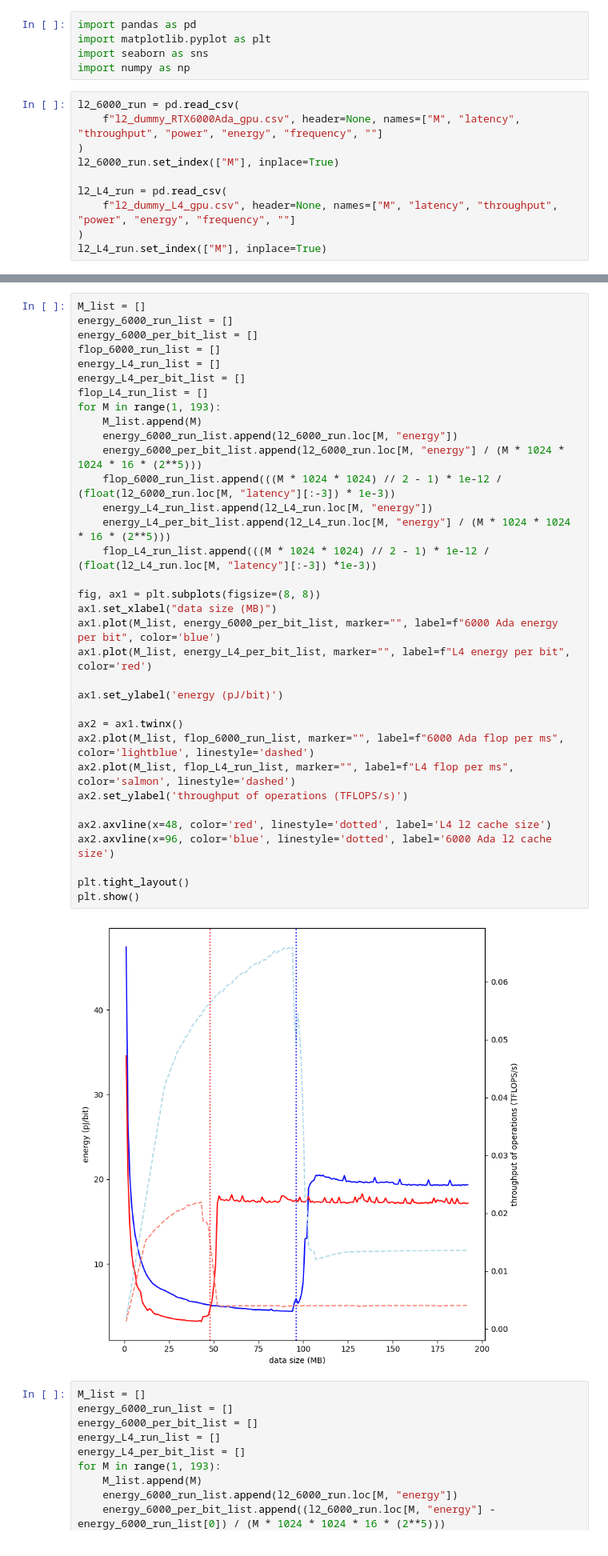
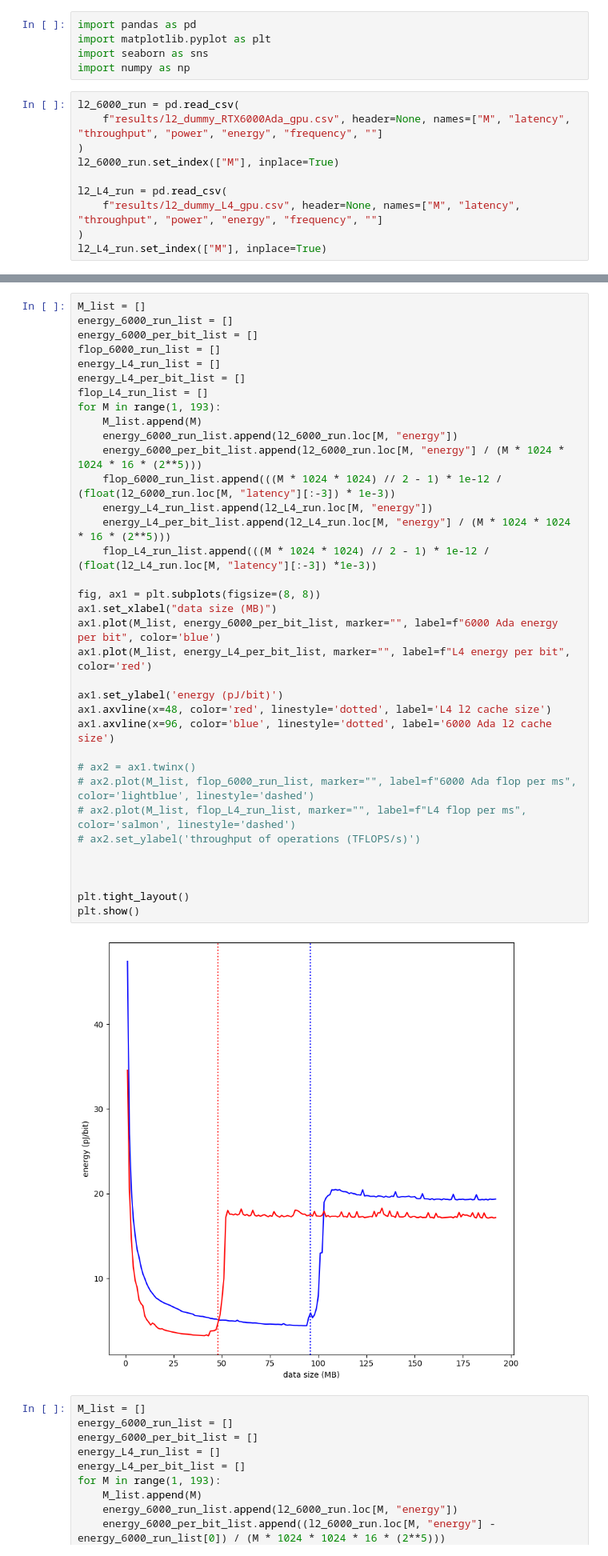
Before and after one commit to zihanpan8378/LLMCompass, a Jupyter notebook: ae/energy_experiments/plot_l2_energy_change.ipynb, the cells around one changed output, grey strips where cells are left out. Shown: that part at 80% size. Saved outputs shown, nothing was run; the diff lists cells and outputs as text.

```diff
--- a/ae/energy_experiments/plot_l2_energy_change.ipynb
+++ b/ae/energy_experiments/plot_l2_energy_change.ipynb
@@ -5,12 +5,12 @@ import seaborn as sns
 import numpy as np
 # %%
 l2_6000_run = pd.read_csv(
-    f"l2_dummy_RTX6000Ada_gpu.csv", header=None, names=["M", "latency", "throughput", "power", "energy", "frequency", ""]
+    f"results/l2_dummy_RTX6000Ada_gpu.csv", header=None, names=["M", "latency", "throughput", "power", "energy", "frequency", ""]
 )
 l2_6000_run.set_index(["M"], inplace=True)
 
 l2_L4_run = pd.read_csv(
-    f"l2_dummy_L4_gpu.csv", header=None, names=["M", "latency", "throughput", "power", "energy", "frequency", ""]
+    f"results/l2_dummy_L4_gpu.csv", header=None, names=["M", "latency", "throughput", "power", "energy", "frequency", ""]
 )
 l2_L4_run.set_index(["M"], inplace=True)
 # %%
@@ -44,39 +44,40 @@ plt.show()
 # %%
 M_list = []
 energy_6000_run_list = []
 energy_6000_per_bit_list = []
 flop_6000_run_list = []
 energy_L4_run_list = []
 energy_L4_per_bit_list = []
 flop_L4_run_list = []
 for M in range(1, 193):
     M_list.append(M)
     energy_6000_run_list.append(l2_6000_run.loc[M, "energy"])
     energy_6000_per_bit_list.append(l2_6000_run.loc[M, "energy"] / (M * 1024 * 1024 * 16 * (2**5)))
     flop_6000_run_list.append(((M * 1024 * 1024) // 2 - 1) * 1e-12 / (float(l2_6000_run.loc[M, "latency"][:-3]) * 1e-3))
     energy_L4_run_list.append(l2_L4_run.loc[M, "energy"])
     energy_L4_per_bit_list.append(l2_L4_run.loc[M, "energy"] / (M * 1024 * 1024 * 16 * (2**5)))
     flop_L4_run_list.append(((M * 1024 * 1024) // 2 - 1) * 1e-12 / (float(l2_L4_run.loc[M, "latency"][:-3]) *1e-3))
 
 fig, ax1 = plt.subplots(figsize=(8, 8))
 ax1.set_xlabel("data size (MB)")
 ax1.plot(M_list, energy_6000_per_bit_list, marker="", label=f"6000 Ada energy per bit", color='blue')
 ax1.plot(M_list, energy_L4_per_bit_list, marker="", label=f"L4 energy per bit", color='red')
 
 ax1.set_ylabel('energy (pJ/bit)')
+ax1.axvline(x=48, color='red', linestyle='dotted', label='L4 l2 cache size')
+ax1.axvline(x=96, color='blue', linestyle='dotted', label='6000 Ada l2 cache size')
 
-ax2 = ax1.twinx()
-ax2.plot(M_list, flop_6000_run_list, marker="", label=f"6000 Ada flop per ms", color='lightblue', linestyle='dashed')
-ax2.plot(M_list, flop_L4_run_list, marker="", label=f"L4 flop per ms", color='salmon', linestyle='dashed')
-ax2.set_ylabel('throughput of operations (TFLOPS/s)')
+# ax2 = ax1.twinx()
+# ax2.plot(M_list, flop_6000_run_list, marker="", label=f"6000 Ada flop per ms", color='lightblue', linestyle='dashed')
+# ax2.plot(M_list, flop_L4_run_list, marker="", label=f"L4 flop per ms", color='salmon', linestyle='dashed')
+# ax2.set_ylabel('throughput of operations (TFLOPS/s)')
 
-ax2.axvline(x=48, color='red', linestyle='dotted', label='L4 l2 cache size')
-ax2.axvline(x=96, color='blue', linestyle='dotted', label='6000 Ada l2 cache size')
+
 
 plt.tight_layout()
 plt.show()
 # %% [output]
-[figure, old version]
+[figure, new version]
 # %%
 M_list = []
 energy_6000_run_list = []
```
Also changed, not shown: 2 other files.
